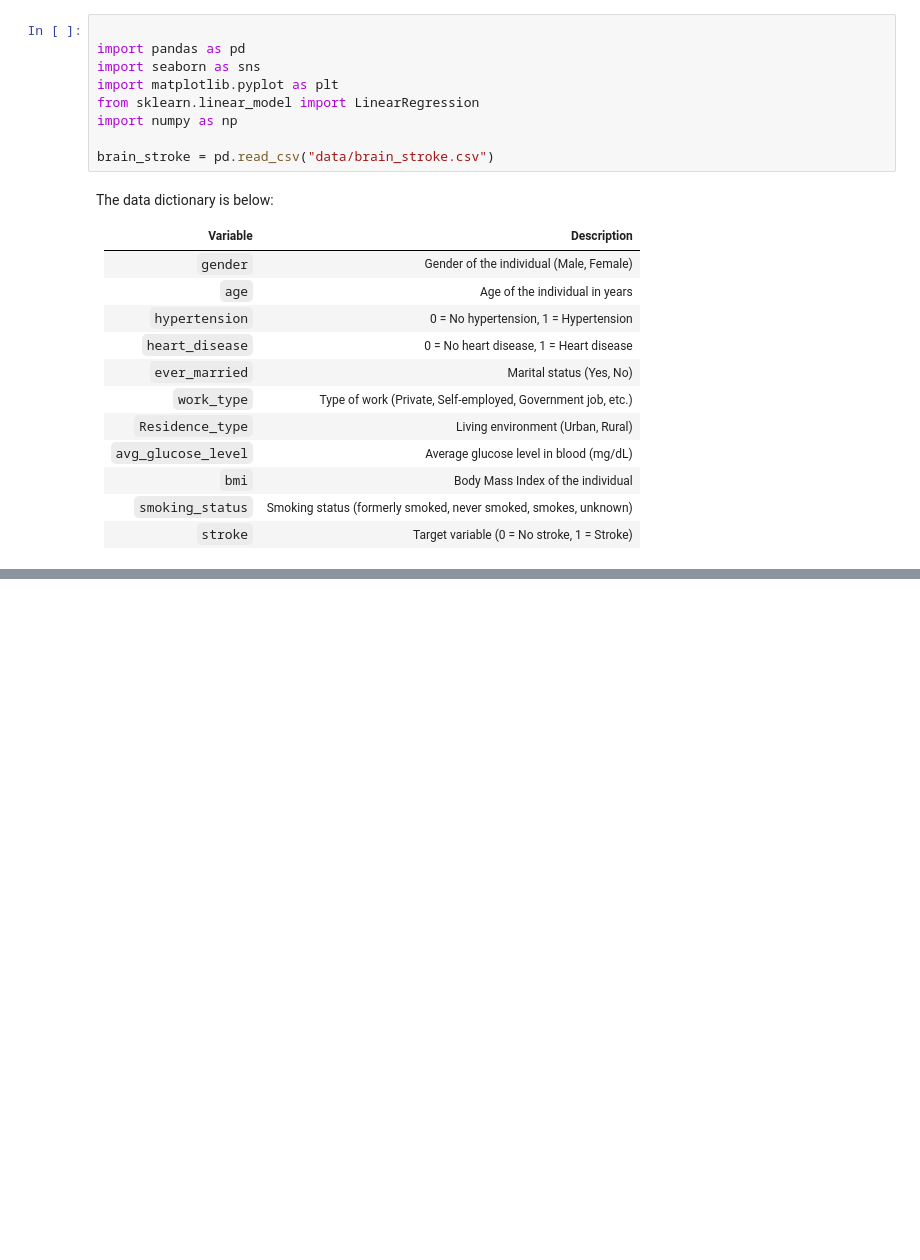
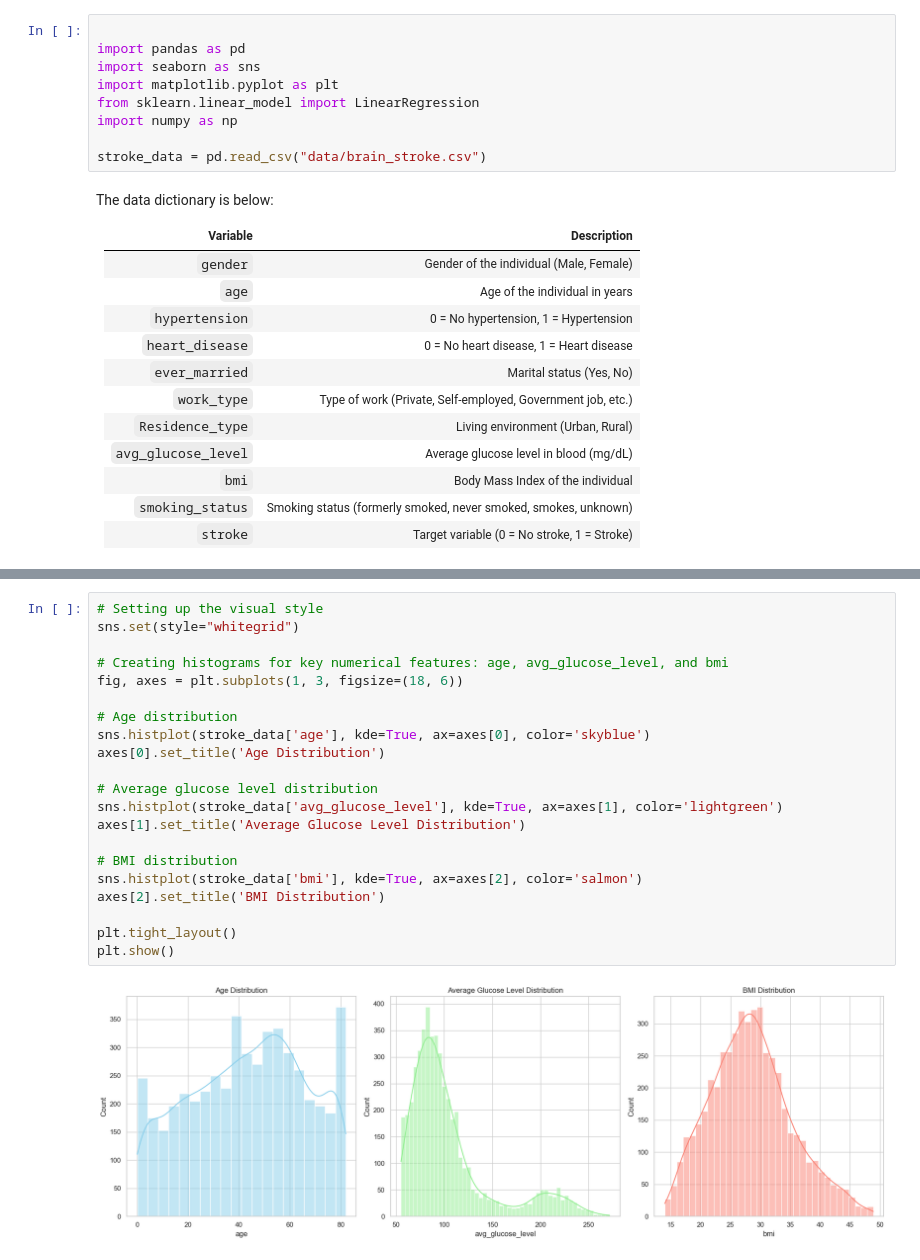
Before and after one commit to shashwatsinghds/BrainStrokeAnalysis, a Jupyter notebook: BrainStrokeAnalysis.ipynb, the cells around one changed output, grey strips where cells are left out. Cells and saved outputs as stored; diff of their text form; blank space fills up the shorter version.

```diff
--- a/BrainStrokeAnalysis.ipynb
+++ b/BrainStrokeAnalysis.ipynb
@@ -12,7 +13,7 @@ import matplotlib.pyplot as plt
 from sklearn.linear_model import LinearRegression
 import numpy as np
 
-brain_stroke = pd.read_csv("data/brain_stroke.csv")
+stroke_data = pd.read_csv("data/brain_stroke.csv")
 # %% [markdown]
 
 The data dictionary is below:
@@ -32,0 +80,23 @@ The data dictionary is below:
+# %%
+# Setting up the visual style
+sns.set(style="whitegrid")
+
+# Creating histograms for key numerical features: age, avg_glucose_level, and bmi
+fig, axes = plt.subplots(1, 3, figsize=(18, 6))
+
+# Age distribution
+sns.histplot(stroke_data['age'], kde=True, ax=axes[0], color='skyblue')
+axes[0].set_title('Age Distribution')
+
+# Average glucose level distribution
+sns.histplot(stroke_data['avg_glucose_level'], kde=True, ax=axes[1], color='lightgreen')
+axes[1].set_title('Average Glucose Level Distribution')
+
+# BMI distribution
+sns.histplot(stroke_data['bmi'], kde=True, ax=axes[2], color='salmon')
+axes[2].set_title('BMI Distribution')
+
+plt.tight_layout()
+plt.show()
+# %% [output]
+[figure, added]
```
Also changed, not shown: parts of 23 cells of this notebook.
